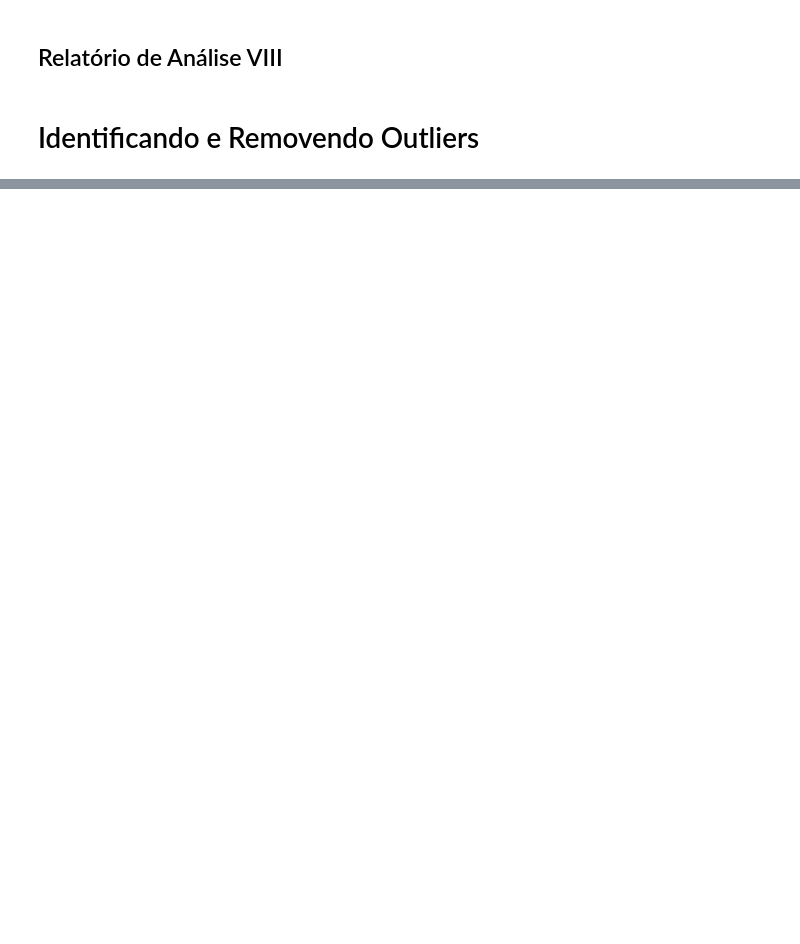
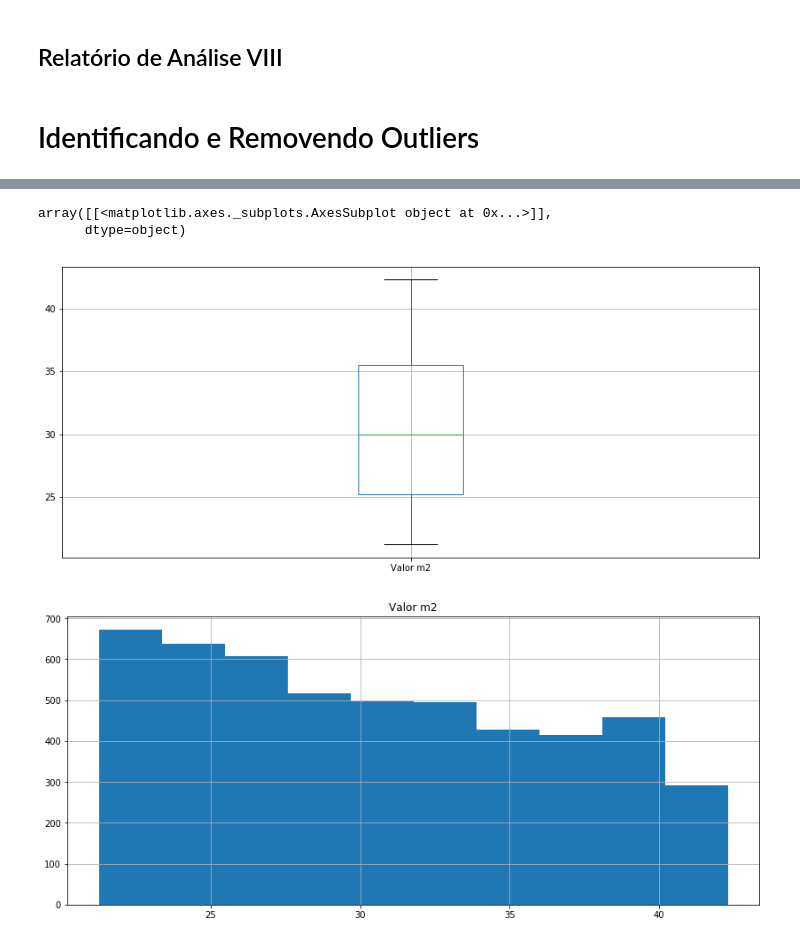
Before and after one commit to rogeriosouzax/pandas, a Jupyter notebook: Identificando e Removendo Outliers.ipynb, the cells around one changed output, grey strips where cells are left out. Drawn from its saved outputs; the diff is of its cells as text; code cells hidden in the pictures; blank space fills up the shorter version.

```diff
--- a/Identificando e Removendo Outliers.ipynb
+++ b/Identificando e Removendo Outliers.ipynb
@@ -52,0 +66,3 @@ array([[<matplotlib.axes._subplots.AxesSubplot object at 0x...>]],
+# %%
+valor_m2 = dados_aluguel['Valor m2']
+valor_m2.describe()
@@ -52,0 +79,6 @@ array([[<matplotlib.axes._subplots.AxesSubplot object at 0x...>]],
+# %%
+Q1 = valor_m2.quantile(.25)
+Q3 = valor_m2.quantile(.75)
+IIQ = Q3 - Q1
+limite_inferior = Q1 - 1.5 * IIQ
+limite_superior = Q3 + 1.5 * IIQ
@@ -52,0 +104,9 @@ array([[<matplotlib.axes._subplots.AxesSubplot object at 0x...>]],
+# %%
+dados_aluguel_new = dados_aluguel[selecao]
+dados_aluguel_new.boxplot(['Valor m2'])
+dados_aluguel_new.hist(['Valor m2'])
+# %% [output]
+array([[<matplotlib.axes._subplots.AxesSubplot object at 0x...>]],
+      dtype=object)
+[figure, added]
+[figure, added]
```
Also changed, not shown: parts of 25 cells of this notebook, 4 other files.
